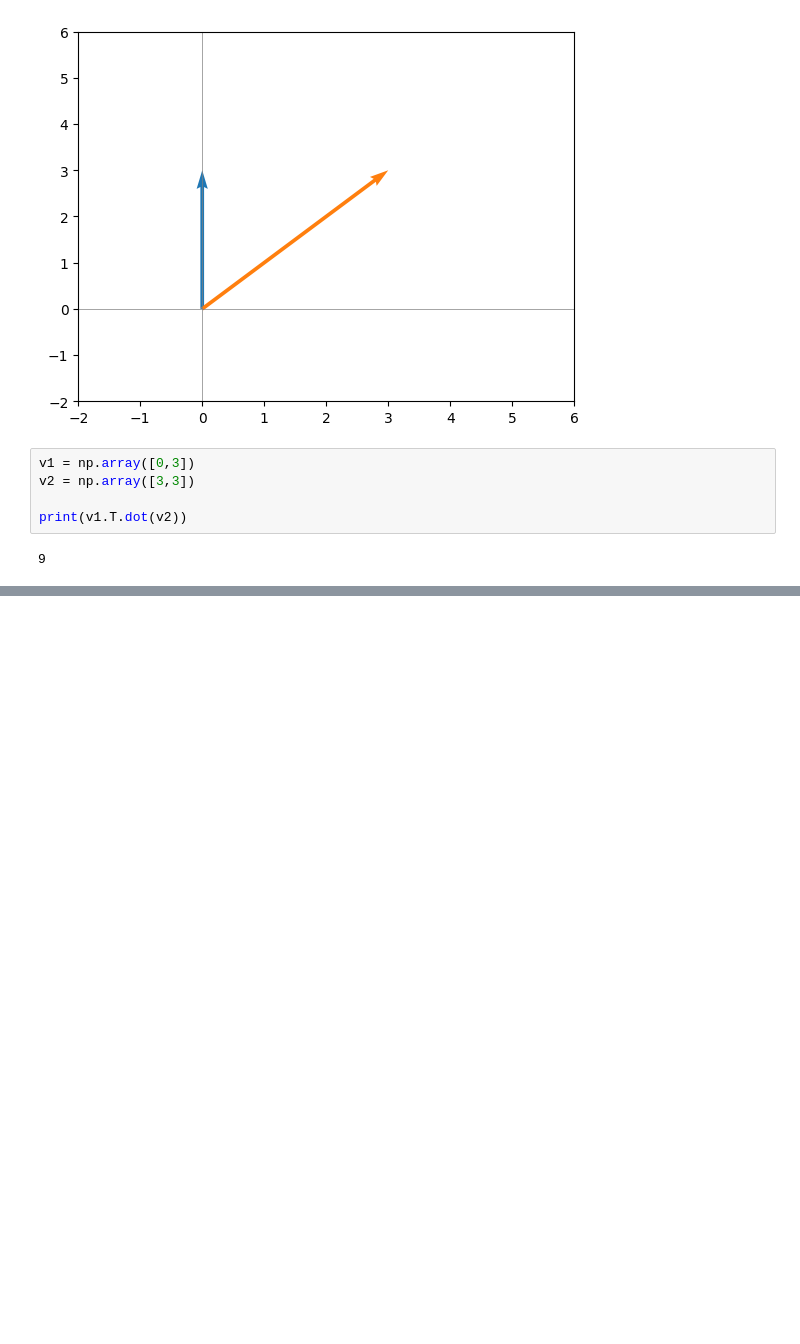
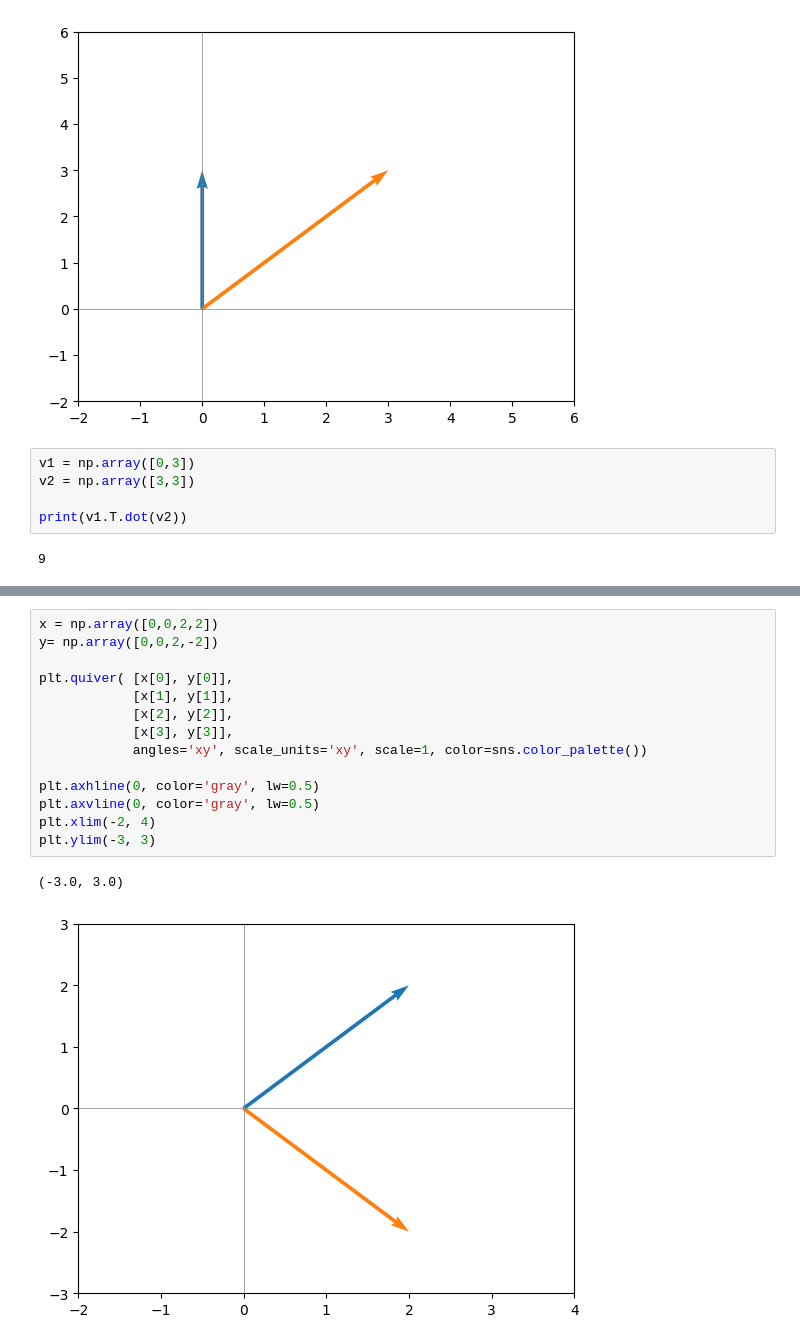
Before and after one commit to PabloBetancur428/Linear-Algebra-platzi, a Jupyter notebook: Linear_algebra_1.ipynb, the cells around one changed output, grey strips where cells are left out. Cells and saved outputs as stored; diff of their text form; blank space fills up the shorter version.

```diff
--- a/Linear_algebra_1.ipynb
+++ b/Linear_algebra_1.ipynb
@@ -938,0 +1047,17 @@ print(norma_v1*norma_v2 * np.cos(np.deg2rad(45)))
+# %%
+x = np.array([0,0,2,2])
+y= np.array([0,0,2,-2])
+
+plt.quiver( [x[0], y[0]],
+            [x[1], y[1]],
+            [x[2], y[2]],
+            [x[3], y[3]],
+            angles='xy', scale_units='xy', scale=1, color=sns.color_palette())
+
+plt.axhline(0, color='gray', lw=0.5)
+plt.axvline(0, color='gray', lw=0.5)
+plt.xlim(-2, 4)
+plt.ylim(-3, 3)
+# %% [output]
+(-3.0, 3.0)
+[figure, added]
```
Also changed, not shown: parts of 49 cells of this notebook.
